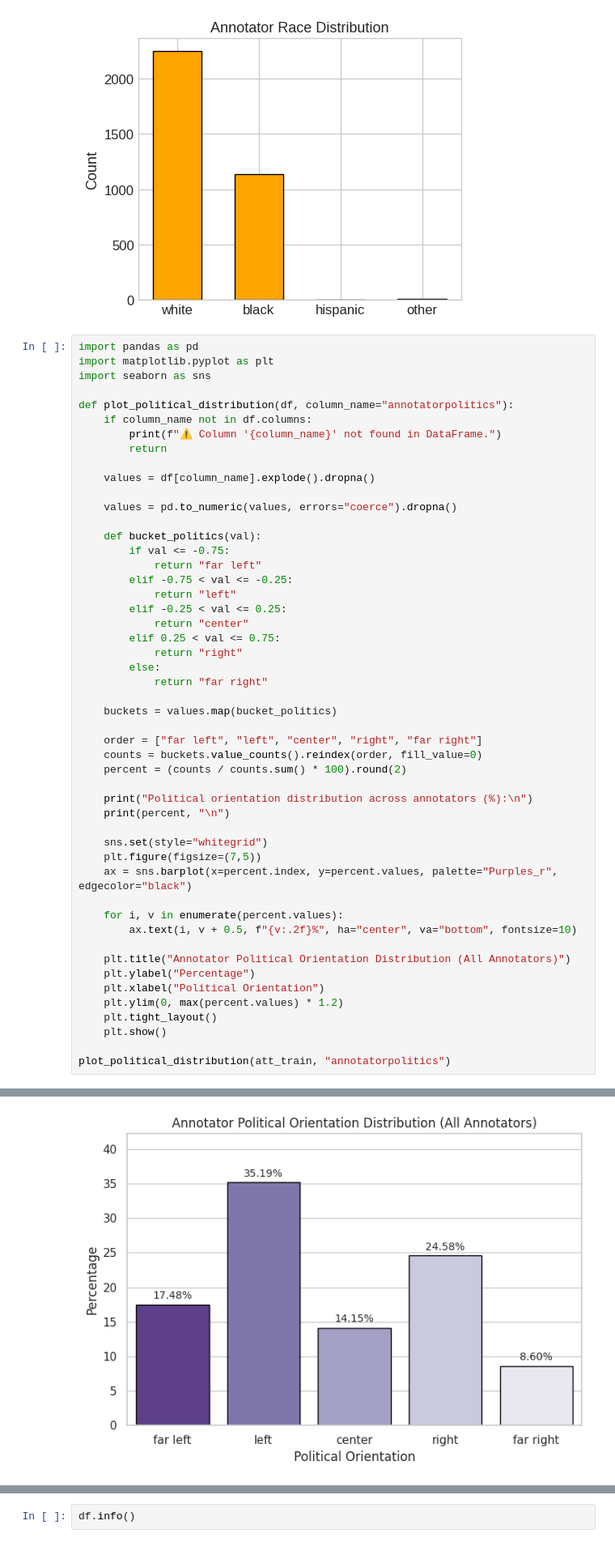
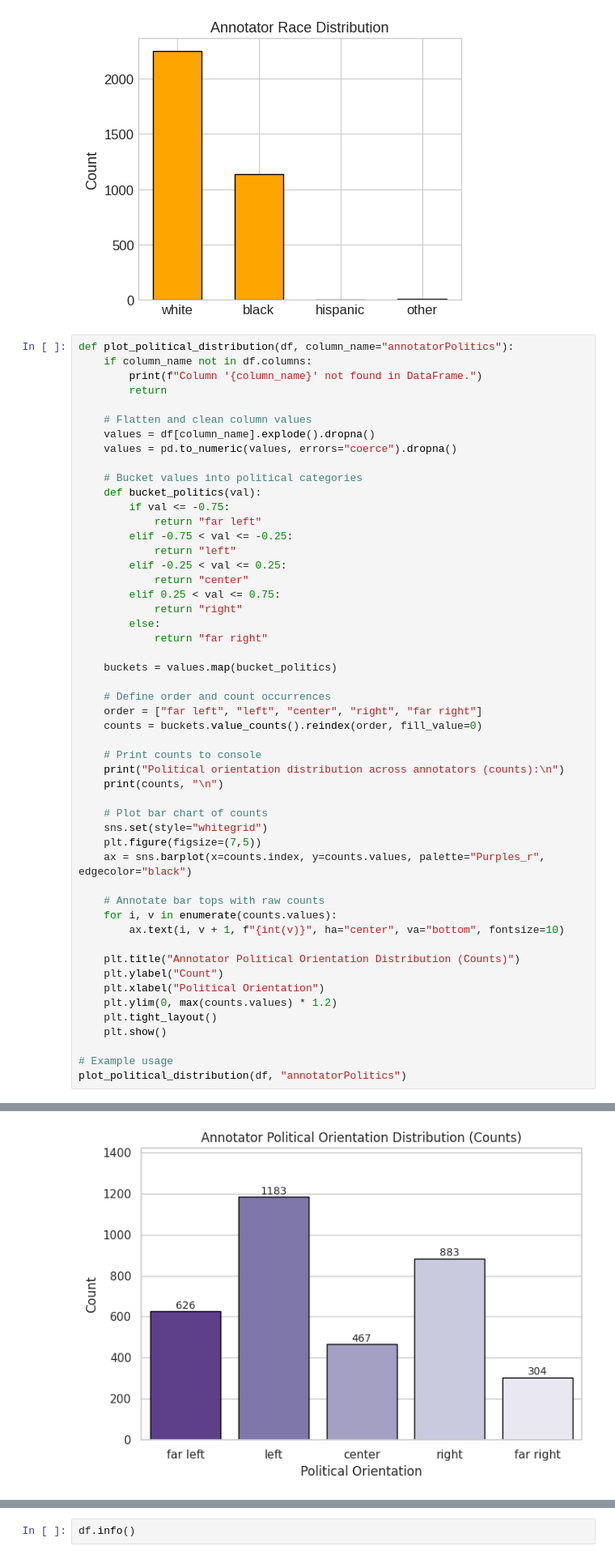
Before and after one commit to Swkratis210204/llm-dfu-bias-study, a Jupyter notebook: Thesis/Code/ThesisCodef.ipynb, the cells around one changed output, grey strips where cells are left out. Shown at 81% size. Drawn from its saved outputs; the diff is of its cells as text.

```diff
--- a/Thesis/Code/ThesisCodef.ipynb
+++ b/Thesis/Code/ThesisCodef.ipynb
@@ -167,19 +175,16 @@ plt.show()
 [figure]
 [figure]
 # %%
-import pandas as pd
-import matplotlib.pyplot as plt
-import seaborn as sns
-
-def plot_political_distribution(df, column_name="annotatorpolitics"):
+def plot_political_distribution(df, column_name="annotatorPolitics"):
     if column_name not in df.columns:
-        print(f"⚠️ Column '{column_name}' not found in DataFrame.")
+        print(f"Column '{column_name}' not found in DataFrame.")
         return
 
+    # Flatten and clean column values
     values = df[column_name].explode().dropna()
-
     values = pd.to_numeric(values, errors="coerce").dropna()
 
+    # Bucket values into political categories
     def bucket_politics(val):
         if val <= -0.75:
             return "far left"
@@ -194,26 +199,30 @@ def plot_political_distribution(df, column_name="annotatorpolitics"):
 
     buckets = values.map(bucket_politics)
 
+    # Define order and count occurrences
     order = ["far left", "left", "center", "right", "far right"]
     counts = buckets.value_counts().reindex(order, fill_value=0)
-    percent = (counts / counts.sum() * 100).round(2)
 
-    print("Political orientation distribution across annotators (%):\n")
-    print(percent, "\n")
+    # Print counts to console
+    print("Political orientation distribution across annotators (counts):\n")
+    print(counts, "\n")
 
+    # Plot bar chart of counts
     sns.set(style="whitegrid")
     plt.figure(figsize=(7,5))
-    ax = sns.barplot(x=percent.index, y=percent.values, palette="Purples_r", edgecolor="black")
+    ax = sns.barplot(x=counts.index, y=counts.values, palette="Purples_r", edgecolor="black")
 
-    for i, v in enumerate(percent.values):
-        ax.text(i, v + 0.5, f"{v:.2f}%", ha="center", va="bottom", fontsize=10)
+    # Annotate bar tops with raw counts
+    for i, v in enumerate(counts.values):
+        ax.text(i, v + 1, f"{int(v)}", ha="center", va="bottom", fontsize=10)
 
-    plt.title("Annotator Political Orientation Distribution (All Annotators)")
-    plt.ylabel("Percentage")
+    plt.title("Annotator Political Orientation Distribution (Counts)")
+    plt.ylabel("Count")
     plt.xlabel("Political Orientation")
-    plt.ylim(0, max(percent.values) * 1.2)
+    plt.ylim(0, max(counts.values) * 1.2)
     plt.tight_layout()
     plt.show()
 
-plot_political_distribution(att_train, "annotatorpolitics")
+# Example usage
+plot_political_distribution(df, "annotatorPolitics")
 # %% [output]
@@ -232,4 +241,4 @@ Passing `palette` without assigning `hue` is deprecated and will be removed in v
-[figure, old version]
+[figure, new version]
 # %%
 import pandas as pd
 import matplotlib.pyplot as plt
```
Also changed, not shown: parts of 41 cells of this notebook, 6 other files.
